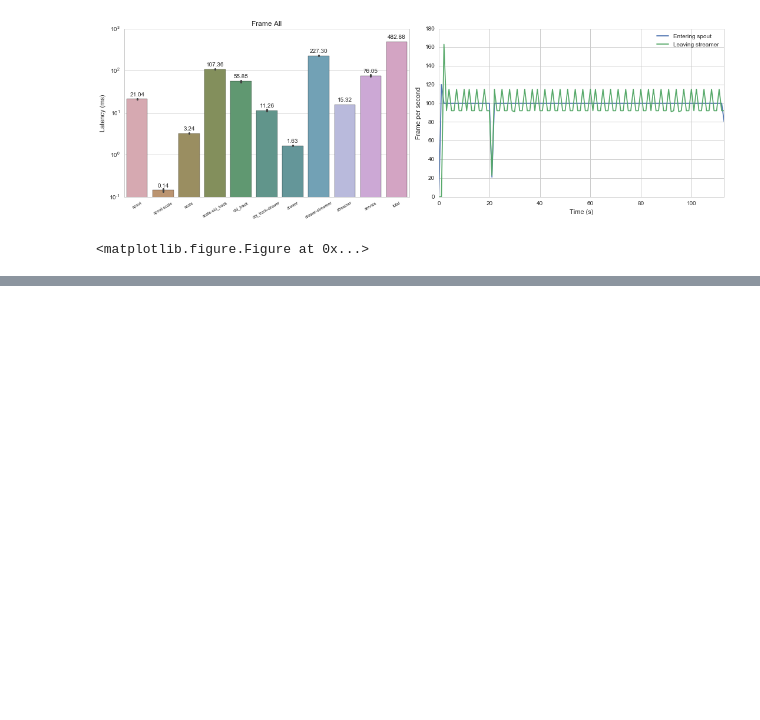
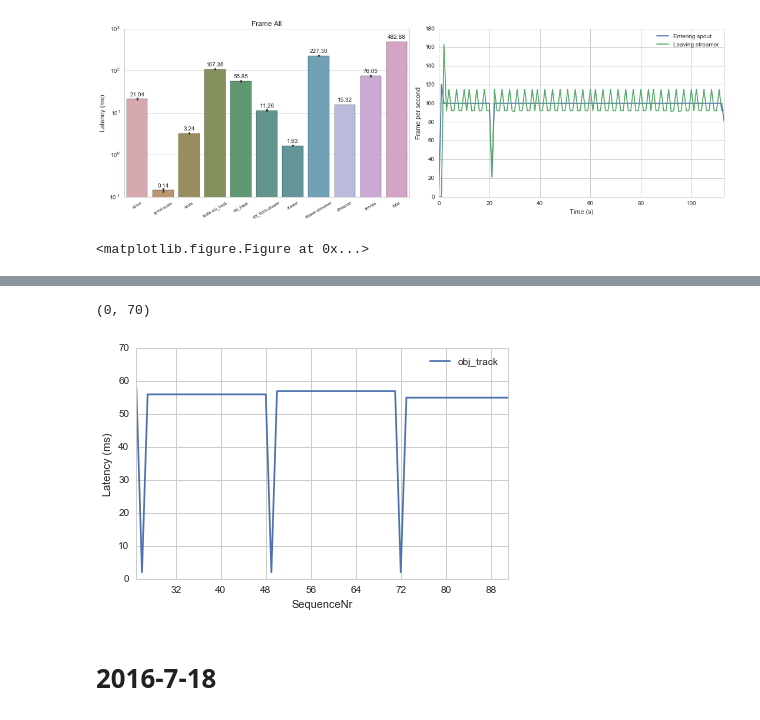
Before and after one commit to Aetf/remotelog, a Jupyter notebook: Exp-Res.ipynb, the cells around one changed output, grey strips where cells are left out. Saved outputs shown, nothing was run; the diff lists cells and outputs as text; code cells hidden in the pictures; blank space fills up the shorter version.

```diff
--- a/Exp-Res.ipynb
+++ b/Exp-Res.ipynb
@@ -842,0 +863,9 @@ for exp in otk_fps_rerun.exps:
+# %%
+p = otk_fps_rerun.exps[1].seq_latency('obj_track')
+p.set_xlim(25, 91)
+p.set_ylim(0, 70)
+# %% [output]
+(0, 70)
+[figure, added]
+# %% [markdown]
+# 2016-7-18
```
Also changed, not shown: parts of 8 cells of this notebook, 18 other files.
